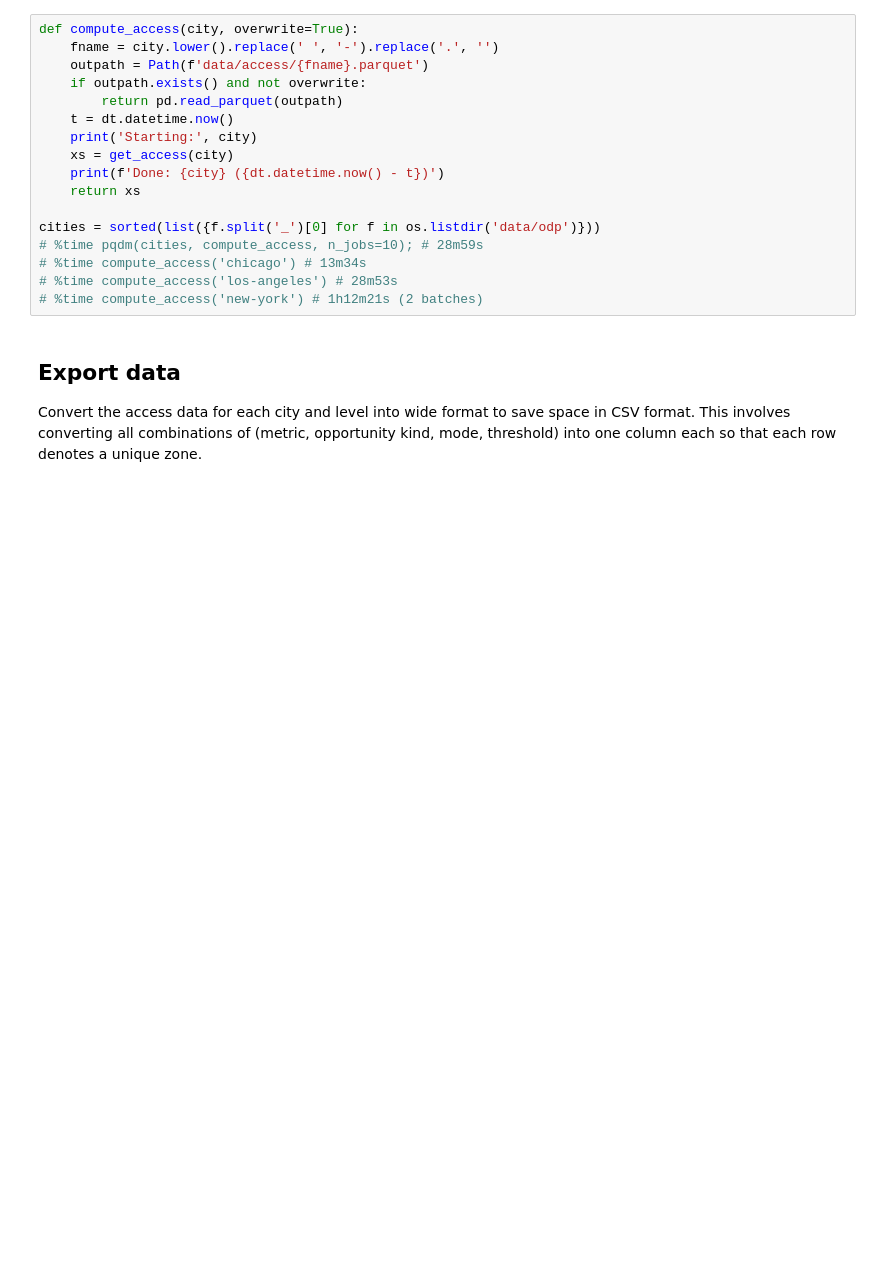
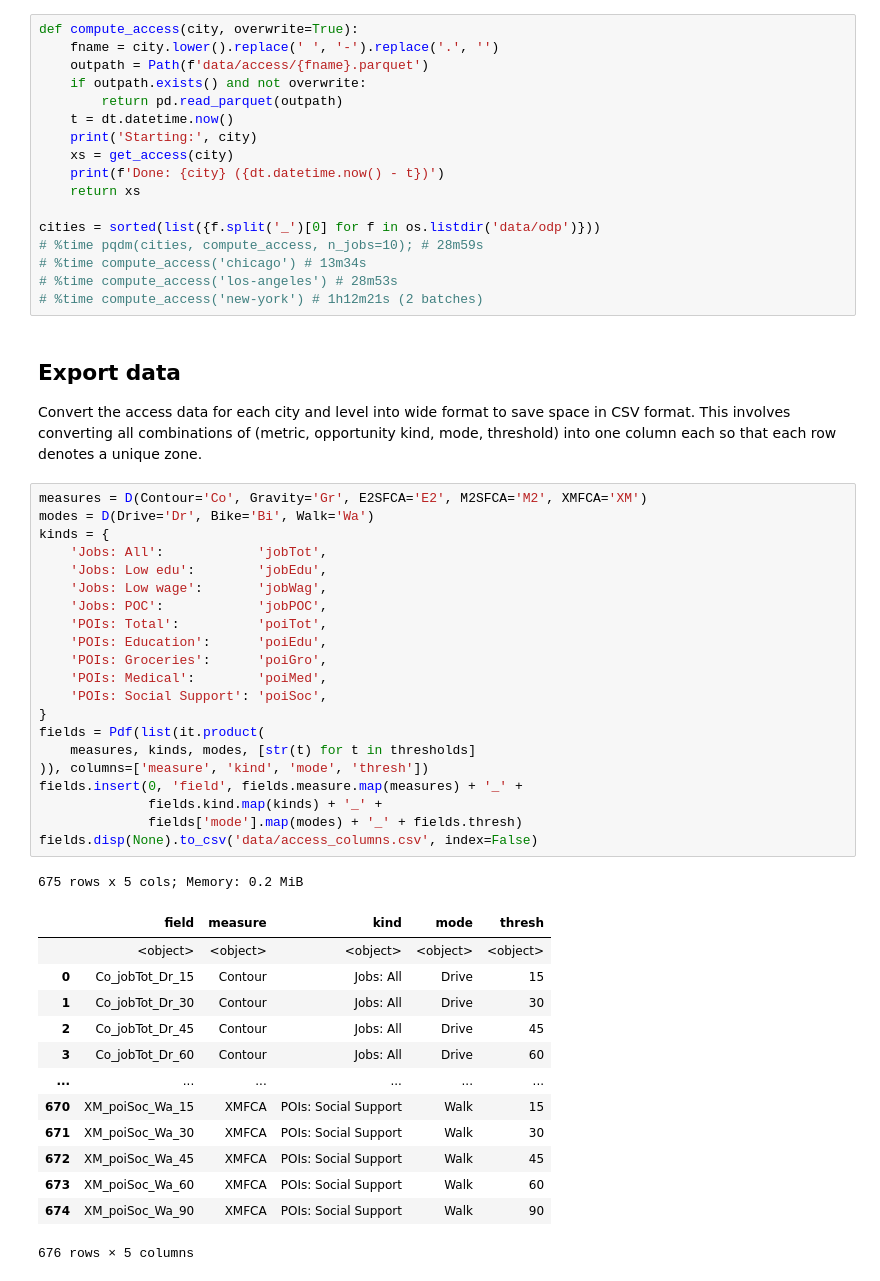
Before and after one commit to rvanxer/spatial_access_america, a Jupyter notebook: get_access.ipynb, the cells around one changed output. Saved outputs shown, nothing was run; the diff lists cells and outputs as text; blank space fills up the shorter version.

```diff
--- a/get_access.ipynb
+++ b/get_access.ipynb
@@ -154,4 +154,40 @@ cities = sorted(list({f.split('_')[0] for f in os.listdir('data/odp')}))
 # %% [markdown]
 ## Export data
 Convert the access data for each city and level into wide format to save space in CSV format. This involves converting all combinations of (metric, opportunity kind, mode, threshold) into one column each so that each row denotes a unique zone.
+# %%
+measures = D(Contour='Co', Gravity='Gr', E2SFCA='E2', M2SFCA='M2', XMFCA='XM')
+modes = D(Drive='Dr', Bike='Bi', Walk='Wa')
+kinds = {
+    'Jobs: All':            'jobTot',
+    'Jobs: Low edu':        'jobEdu',
+    'Jobs: Low wage':       'jobWag',
+    'Jobs: POC':            'jobPOC',
+    'POIs: Total':          'poiTot',
+    'POIs: Education':      'poiEdu',
+    'POIs: Groceries':      'poiGro',
+    'POIs: Medical':        'poiMed',
+    'POIs: Social Support': 'poiSoc',
+}
+fields = Pdf(list(it.product(
+    measures, kinds, modes, [str(t) for t in thresholds]
+)), columns=['measure', 'kind', 'mode', 'thresh'])
+fields.insert(0, 'field', fields.measure.map(measures) + '_' +
+              fields.kind.map(kinds) + '_' +
+              fields['mode'].map(modes) + '_' + fields.thresh)
+fields.disp(None).to_csv('data/access_columns.csv', index=False)
+# %% [output]
+675 rows x 5 cols; Memory: 0.2 MiB
+|  | field | measure | kind | mode | thresh |
+|  | <object> | <object> | <object> | <object> | <object> |
+| 0 | Co_jobTot_Dr_15 | Contour | Jobs: All | Drive | 15 |
+| 1 | Co_jobTot_Dr_30 | Contour | Jobs: All | Drive | 30 |
+| 2 | Co_jobTot_Dr_45 | Contour | Jobs: All | Drive | 45 |
+| 3 | Co_jobTot_Dr_60 | Contour | Jobs: All | Drive | 60 |
+| ... | ... | ... | ... | ... | ... |
+| 670 | XM_poiSoc_Wa_15 | XMFCA | POIs: Social Support | Walk | 15 |
+| 671 | XM_poiSoc_Wa_30 | XMFCA | POIs: Social Support | Walk | 30 |
+| 672 | XM_poiSoc_Wa_45 | XMFCA | POIs: Social Support | Walk | 45 |
+| 673 | XM_poiSoc_Wa_60 | XMFCA | POIs: Social Support | Walk | 60 |
+| 674 | XM_poiSoc_Wa_90 | XMFCA | POIs: Social Support | Walk | 90 |
+676 rows × 5 columns
 # %%
```
Also changed, not shown: parts of 1 cell of this notebook, 3 other files.
